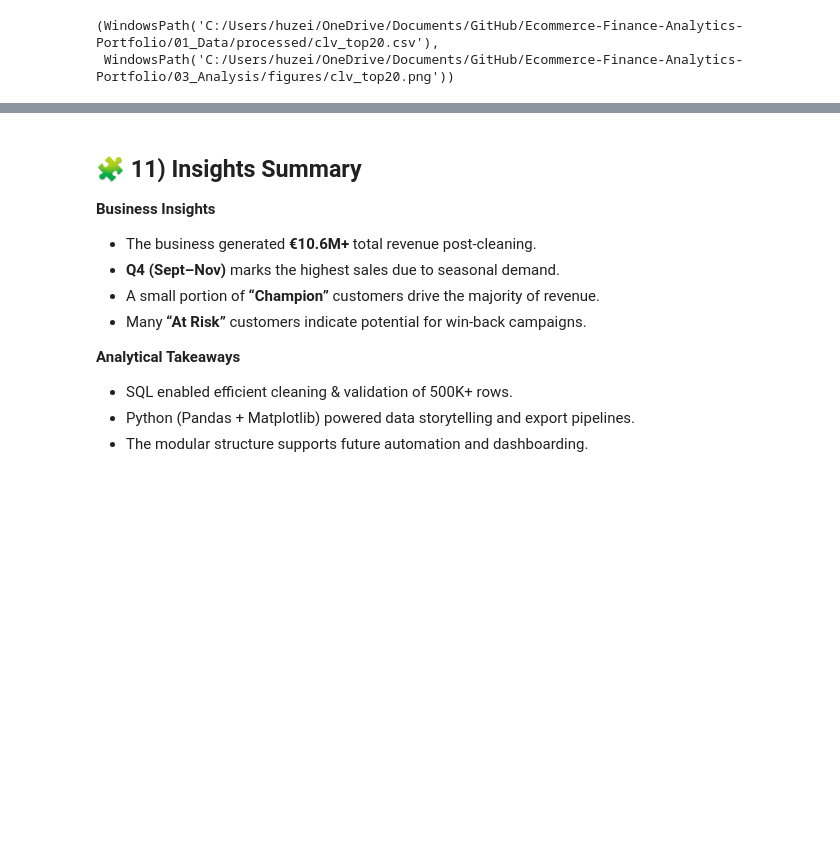
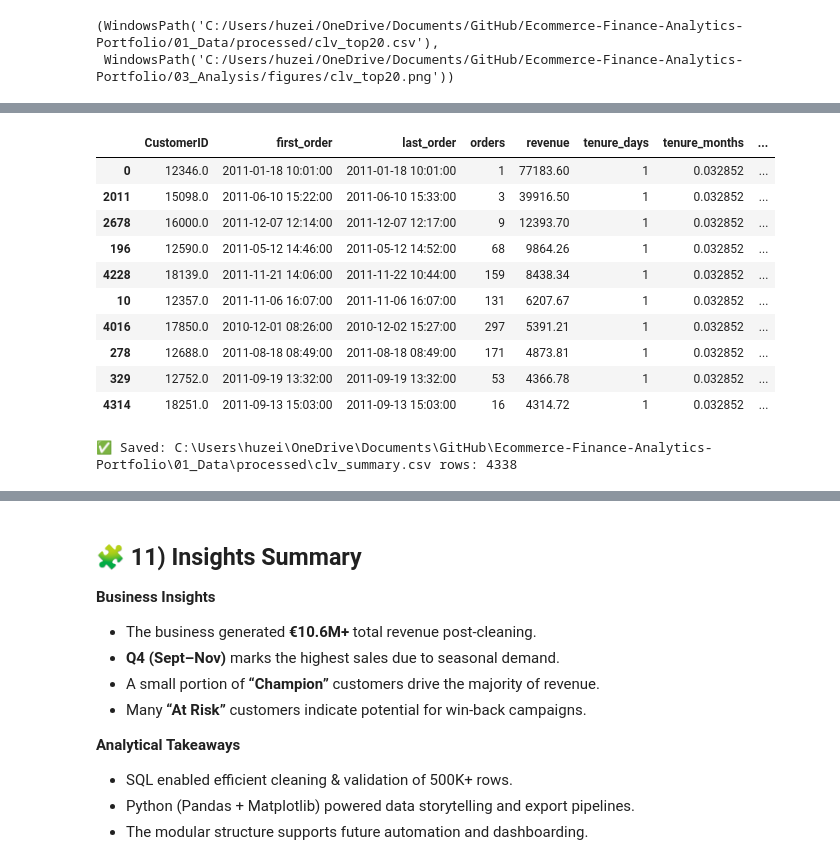
Before and after one commit to HuzeifKhan/Ecommerce-Finance-Analytics-Portfolio, a Jupyter notebook: 03_Analysis/ecommerce_analysis.ipynb, the cells around one changed output, grey strips where cells are left out. Cells and saved outputs as stored; diff of their text form; code cells hidden in the pictures; blank space fills up the shorter version.

```diff
--- a/03_Analysis/ecommerce_analysis.ipynb
+++ b/03_Analysis/ecommerce_analysis.ipynb
@@ -1083,0 +1086,15 @@ clv_top20_path, clv_fig_path
+# %%
+from pathlib import Path
+import pandas as pd
+import numpy as np
+
+BASE = Path("..").resolve()
+TX = BASE / "01_Data" / "processed" / "transactions.csv"
+
+tx = pd.read_csv(TX, parse_dates=["InvoiceDate"], dayfirst=False, encoding_errors="ignore")
+tx = tx.dropna(subset=["CustomerID","InvoiceDate"])
+tx["CustomerID"] = tx["CustomerID"].astype(str).str.strip()
+tx["LineAmount"] = tx["LineAmount"].astype(float)
+# Optional: ignore negative/zero rows (returns)
+tx = tx[tx["LineAmount"] > 0]
+tx.head()
@@ -1083,0 +1108,48 @@ clv_top20_path, clv_fig_path
+# %%
+# per-customer stats
+cust = (tx
+        .groupby("CustomerID")
+        .agg(
+            first_order=("InvoiceDate","min"),
+            last_order=("InvoiceDate","max"),
+            orders=("InvoiceDate","count"),
+            revenue=("LineAmount","sum")
+        )
+        .reset_index())
+
+# tenure in months
+cust["tenure_days"] = (cust["last_order"] - cust["first_order"]).dt.days.clip(lower=1)
+cust["tenure_months"] = cust["tenure_days"] / 30.44
+
+# guard against divide-by-zero
+cust["purchase_freq_per_month"] = np.where(cust["tenure_months"]>0,
+                                           cust["orders"]/cust["tenure_months"], 0)
+cust["aov"] = np.where(cust["orders"]>0, cust["revenue"]/cust["orders"], 0)
+
+# Simple 12-month CLV (no discounting, no churn model)
+cust["CLV_12m"] = cust["aov"] * cust["purchase_freq_per_month"] * 12
+
+# Optional sanity trims (extreme outliers)
+cust["CLV_12m_capped"] = cust["CLV_12m"].clip(upper=cust["CLV_12m"].quantile(0.99))
+
+cust.sort_values("CLV_12m", ascending=False).head(10)
+# %% [output]
+|  | CustomerID | first_order | last_order | orders | revenue | tenure_days | tenure_months | ... |
+| 0 | 12346.0 | 2011-01-18 10:01:00 | 2011-01-18 10:01:00 | 1 | 77183.60 | 1 | 0.032852 | ... |
+| 2011 | 15098.0 | 2011-06-10 15:22:00 | 2011-06-10 15:33:00 | 3 | 39916.50 | 1 | 0.032852 | ... |
+| 2678 | 16000.0 | 2011-12-07 12:14:00 | 2011-12-07 12:17:00 | 9 | 12393.70 | 1 | 0.032852 | ... |
+| 196 | 12590.0 | 2011-05-12 14:46:00 | 2011-05-12 14:52:00 | 68 | 9864.26 | 1 | 0.032852 | ... |
+| 4228 | 18139.0 | 2011-11-21 14:06:00 | 2011-11-22 10:44:00 | 159 | 8438.34 | 1 | 0.032852 | ... |
+| 10 | 12357.0 | 2011-11-06 16:07:00 | 2011-11-06 16:07:00 | 131 | 6207.67 | 1 | 0.032852 | ... |
+| 4016 | 17850.0 | 2010-12-01 08:26:00 | 2010-12-02 15:27:00 | 297 | 5391.21 | 1 | 0.032852 | ... |
+| 278 | 12688.0 | 2011-08-18 08:49:00 | 2011-08-18 08:49:00 | 171 | 4873.81 | 1 | 0.032852 | ... |
+| 329 | 12752.0 | 2011-09-19 13:32:00 | 2011-09-19 13:32:00 | 53 | 4366.78 | 1 | 0.032852 | ... |
+| 4314 | 18251.0 | 2011-09-13 15:03:00 | 2011-09-13 15:03:00 | 16 | 4314.72 | 1 | 0.032852 | ... |
+# %%
+OUT_CSV = BASE / "01_Data" / "processed" / "clv_summary.csv"
+cust_out = cust[["CustomerID","first_order","last_order","orders","revenue","aov",
+                 "purchase_freq_per_month","tenure_months","CLV_12m","CLV_12m_capped"]].copy()
+cust_out.to_csv(OUT_CSV, index=False)
+print("✅ Saved:", OUT_CSV, "rows:", len(cust_out))
+# %% [output]
+✅ Saved: C:\Users\huzei\OneDrive\Documents\GitHub\Ecommerce-Finance-Analytics-Portfolio\01_Data\processed\clv_summary.csv rows: 4338
```
Also changed, not shown: parts of 3 cells of this notebook, 7 other files.
